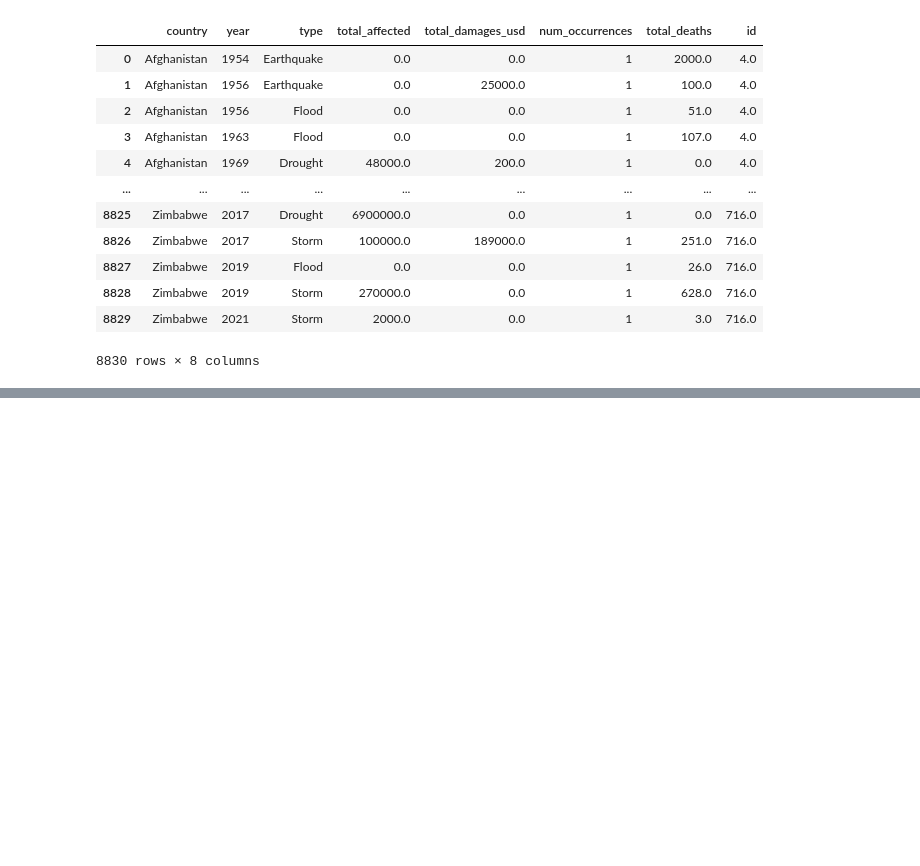
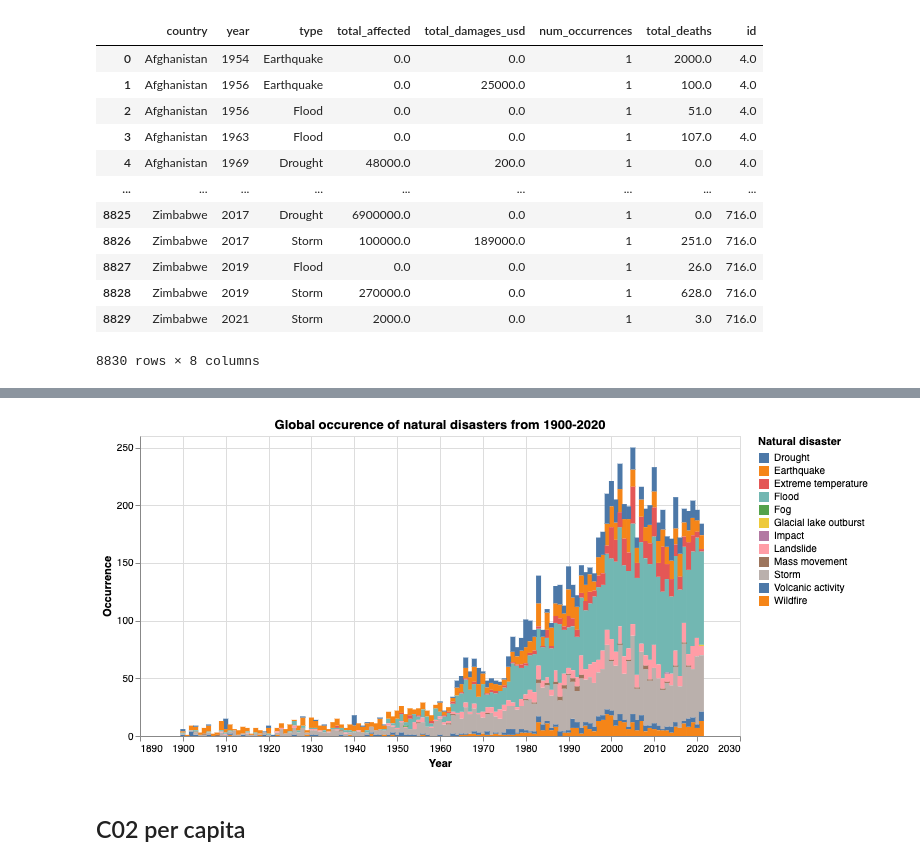
Before and after one commit to mel-liow/climate-analysis, a Jupyter notebook: climate_analysis.ipynb, the cells around one changed output, grey strips where cells are left out. Cells and saved outputs as stored; diff of their text form; code cells hidden in the pictures; blank space fills up the shorter version.

```diff
--- a/climate_analysis.ipynb
+++ b/climate_analysis.ipynb
@@ -551,0 +450,12 @@ final_map
+# %%
+alt.Chart(natural_disasters_merged, title='Global occurence of natural disasters from 1900-2020').mark_bar().encode(
+    alt.X('year:Q', title='Year', axis=alt.Axis(format=".4"), scale=alt.Scale(domain=[1900, 2021])),
+    alt.Y('count(type)', title='Occurrence'),
+    alt.Color('type', title="Natural disaster")
+).properties(
+    width=600,
+    height=300)
+# %% [output]
+[figure, added]
+# %% [markdown]
+## C02 per capita
```
Also changed, not shown: parts of 13 cells of this notebook.
